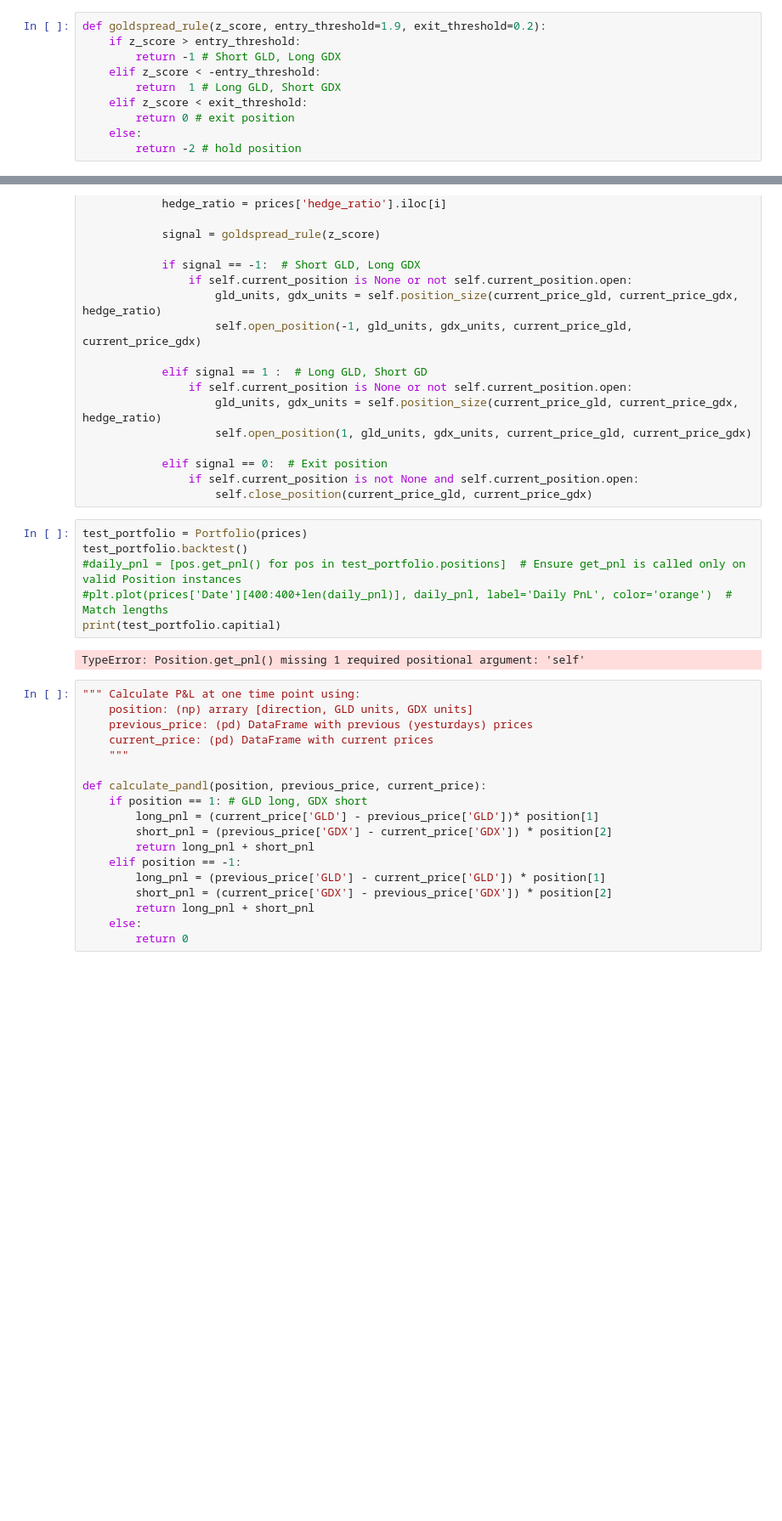
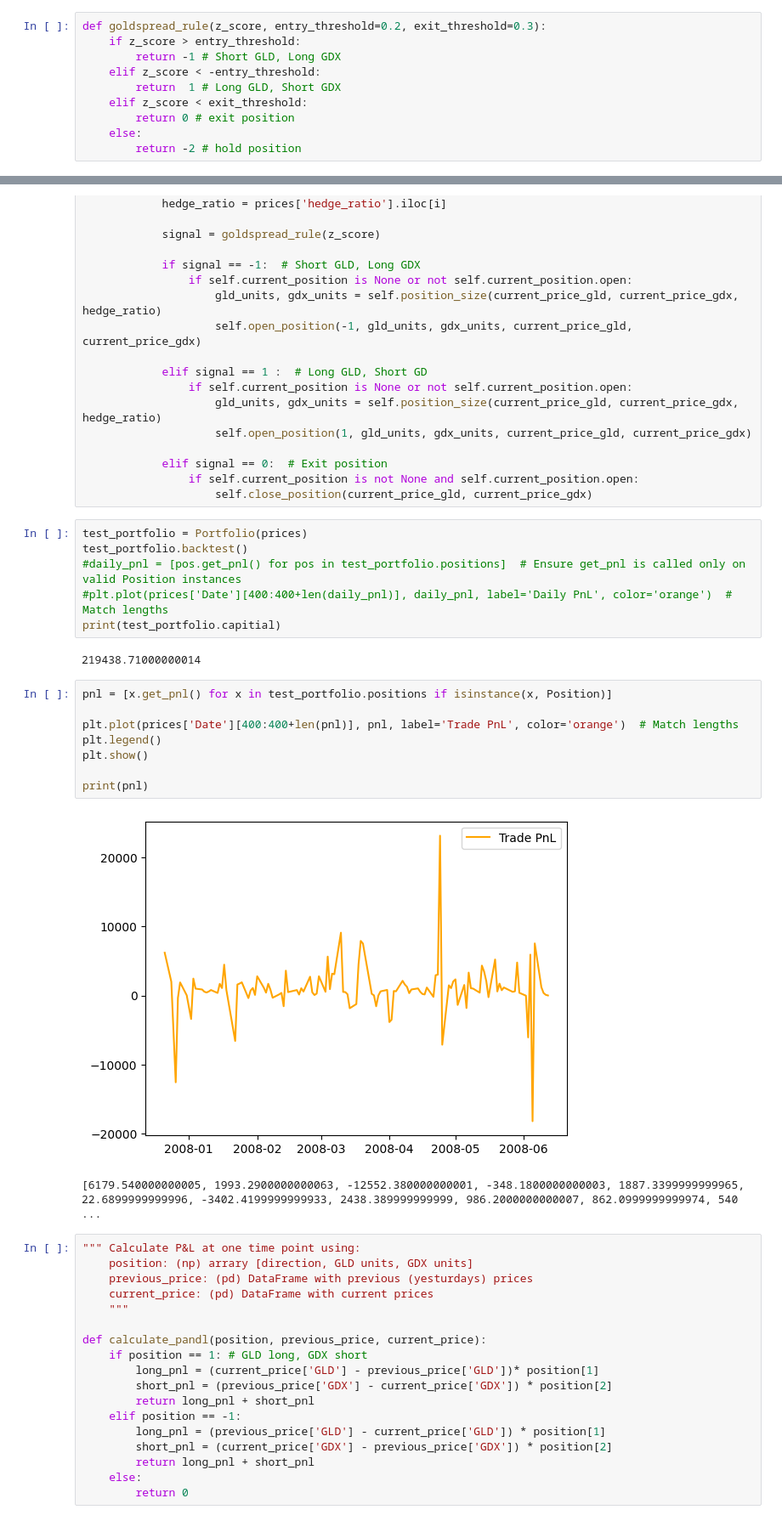
Before and after one commit to finlayrossdavie/simple_trading_system, a Jupyter notebook: systems/newsystems/goldspread/hedgeratio.ipynb, the cells around one changed output, grey strips where cells are left out. Shown at 85% size. Saved outputs shown, nothing was run; the diff lists cells and outputs as text; blank space fills up the shorter version.

```diff
--- a/systems/newsystems/goldspread/hedgeratio.ipynb
+++ b/systems/newsystems/goldspread/hedgeratio.ipynb
@@ -105,7 +98,7 @@ class Position:
     def get_pnl(self):
         return self.pnl
 # %%
-def goldspread_rule(z_score, entry_threshold=1.9, exit_threshold=0.2):
+def goldspread_rule(z_score, entry_threshold=0.2, exit_threshold=0.3):
     if z_score > entry_threshold:
         return -1 # Short GLD, Long GDX
     elif z_score < -entry_threshold:
@@ -173,7 +166,18 @@ test_portfolio.backtest()
 #plt.plot(prices['Date'][400:400+len(daily_pnl)], daily_pnl, label='Daily PnL', color='orange')  # Match lengths
 print(test_portfolio.capitial)
 # %% [output]
-TypeError: Position.get_pnl() missing 1 required positional argument: 'self'
+219438.71000000014
+# %%
+pnl = [x.get_pnl() for x in test_portfolio.positions if isinstance(x, Position)]
+
+plt.plot(prices['Date'][400:400+len(pnl)], pnl, label='Trade PnL', color='orange')  # Match lengths
+plt.legend()
+plt.show()
+
+print(pnl)
+# %% [output]
+[figure, added]
+[6179.540000000005, 1993.2900000000063, -12552.380000000001, -348.1800000000003, 1887.3399999999965, 22.6899999999996, -3402.4199999999933, 2438.389999999999, 986.2000000000007, 862.0999999999974, 540 ...
 # %%
 """ Calculate P&L at one time point using:
     position: (np) arrary [direction, GLD units, GDX units]
```
Also changed, not shown: parts of 1 cell of this notebook.
